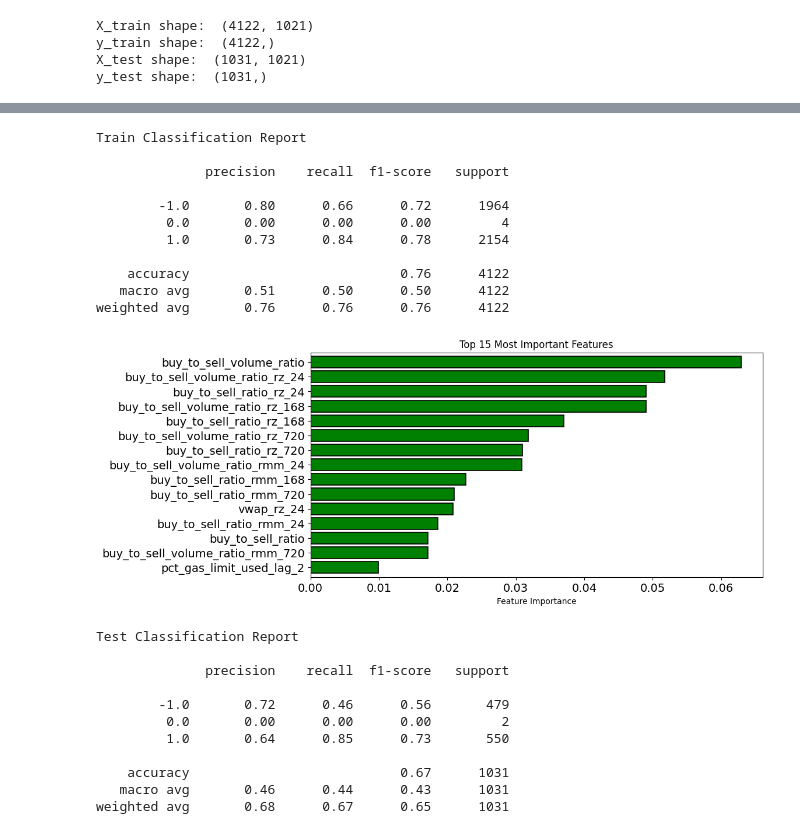
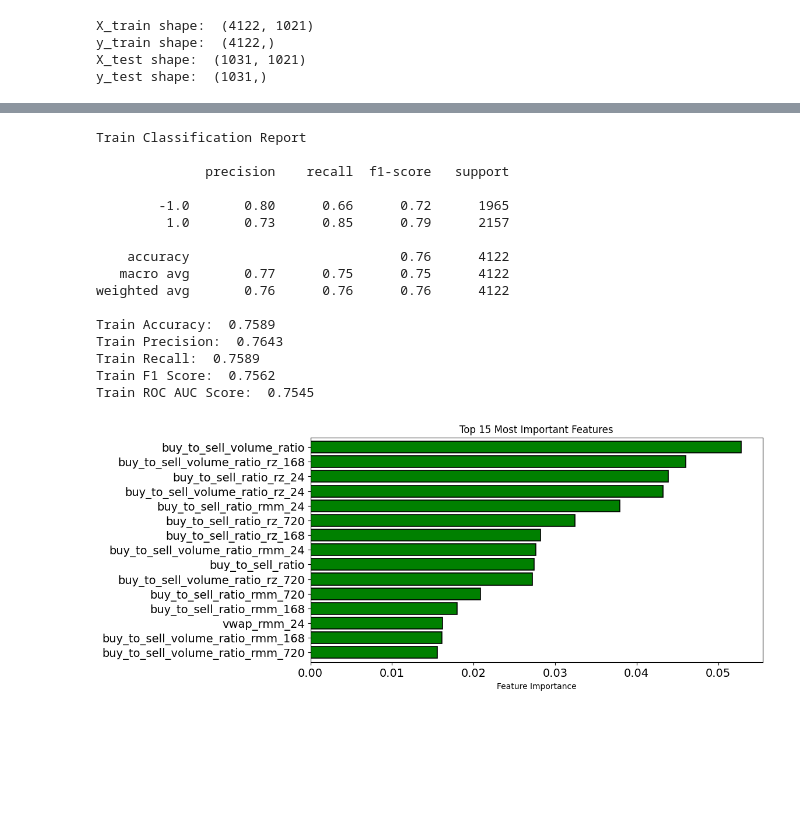
Before and after one commit to Algo-Trading-Project/trading-bot, a Jupyter notebook: notebooks/ml_pipeline.ipynb, the cells around one changed output, grey strips where cells are left out. Saved outputs shown, nothing was run; the diff lists cells and outputs as text; code cells hidden in the pictures; blank space fills up the shorter version.

Commit message:
small changes to ml_pipeline.ipynb

```diff
--- a/notebooks/ml_pipeline.ipynb
+++ b/notebooks/ml_pipeline.ipynb
@@ -509,17 +512,17 @@ feature_engineering_pipeline = Pipeline([
     ('time_features', TimeFeatures())
 ])
 # %%
-X_cols = ['time_period_end', 'price_open', 'price_high', 'price_low', 'price_close', 'volume_traded']
-X = execute_query(
+ohlcv_1h_cols = ['time_period_end', 'price_open', 'price_high', 'price_low', 'price_close', 'volume_traded']
+ohlcv_1h = execute_query(
     query = query,
-    cols = X_cols,
+    cols = ohlcv_1h_cols,
     date_col = 'time_period_end'
 )
 
-# Fit feature engineering pipeline on entire dataset
-X = feature_engineering_pipeline.fit_transform(X)
+# Fit feature engineering pipeline on OHLCV data
+X = feature_engineering_pipeline.fit_transform(ohlcv_1h)
 
-# Calculate triple barrier labels
+# Calculate triple barrier labels from OHLCV data
 y = calculate_triple_barrier_labels(ohlcv_1h, atr_window = 24, max_holding_time = 24)
 
 # Align X and y
@@ -548,14 +551,8 @@ param_grid = {
     'max_depth': [5, 10, 20],
     'min_samples_split': [2, 5],
     'min_samples_leaf': [2, 5],
-    'max_features': ['sqrt'],
+    'max_features': ['sqrt', 'log2'],
 }
-
-# Define the F1 scorer with an appropriate averaging method for multiclass classification
-f1_scorer = make_scorer(f1_score, average='weighted')
-
-# Time series cross validation
-tscv = TimeSeriesSplit(n_splits = 3)
 
 # Random forest classifier
 rf = RandomForestClassifier(bootstrap = False, random_state = 9 + 10)
@@ -564,8 +561,9 @@ rf = RandomForestClassifier(bootstrap = False, random_state = 9 + 10)
 grid_search = GridSearchCV(
     rf,
     param_grid,
-    cv = tscv,
-    scoring = f1_scorer,
+    # Split data using time-based cross-validation to avoid data leakage
+    cv = TimeSeriesSplit(n_splits = 3),
+    scoring = 'f1',
     verbose = 1,
     n_jobs = -1
 )
@@ -593,56 +591,54 @@ y_pred = best_model.predict(X_train)
 cm = confusion_matrix(y_train, y_pred)
 
 # Classification report
 print('Train Classification Report')
 print()
 print(classification_report(y_train, y_pred))
+
+# Various metrics rounded to 4 decimal places
+accuracy = round(accuracy_score(y_train, y_pred), 4)
+precision = round(precision_score(y_train, y_pred, average = 'weighted'), 4)
+recall = round(recall_score(y_train, y_pred, average = 'weighted'), 4)
+f1 = round(f1_score(y_train, y_pred, average = 'weighted'), 4)
+roc_auc = round(roc_auc_score(y_train, y_pred, average = 'weighted'), 4)
+
+# Print various metrics
+print('Train Accuracy: ', accuracy)
+print('Train Precision: ', precision)
+print('Train Recall: ', recall)
+print('Train F1 Score: ', f1)
+print('Train ROC AUC Score: ', roc_auc)
 
 # Plot horizontal bar plot of top 15 most important features using Pandas
 # w/ labels
 feature_importances = pd.Series(best_model.feature_importances_, index = X_train.columns)
 feature_importances.nlargest(15).sort_values().plot(
     kind = 'barh',
     figsize = (10, 5),
     title = 'Top 15 Most Important Features',
     color = 'green',
     xlabel = 'Feature Importance',
     fontsize = 14,
     width = 0.8,
     edgecolor = 'black',
     linewidth = 1.2
 )
 plt.show()
 # %% [output]
 Train Classification Report
 
               precision    recall  f1-score   support
 
-        -1.0       0.80      0.66      0.72      1964
-         0.0       0.00      0.00      0.00         4
-         1.0       0.73      0.84      0.78      2154
+        -1.0       0.80      0.66      0.72      1965
+         1.0       0.73      0.85      0.79      2157
 
     accuracy                           0.76      4122
-   macro avg       0.51      0.50      0.50      4122
+   macro avg       0.77      0.75      0.75      4122
 weighted avg       0.76      0.76      0.76      4122
+
+Train Accuracy:  0.7589
+Train Precision:  0.7643
+Train Recall:  0.7589
+Train F1 Score:  0.7562
+Train ROC AUC Score:  0.7545
-[figure, old version]
+[figure, new version]
-# %%
-# Test predictions
-y_pred = best_model.predict(X_test)
-cm = confusion_matrix(y_test, y_pred)
-
-# Classification report
-print('Test Classification Report')
-print()
-print(classification_report(y_test, y_pred))
-# %% [output]
-Test Classification Report
-
-              precision    recall  f1-score   support
-
-        -1.0       0.72      0.46      0.56       479
-         0.0       0.00      0.00      0.00         2
-         1.0       0.64      0.85      0.73       550
-
-    accuracy                           0.67      1031
-   macro avg       0.46      0.44      0.43      1031
-weighted avg       0.68      0.67      0.65      1031
```
Also changed, not shown: parts of 4 cells of this notebook.
